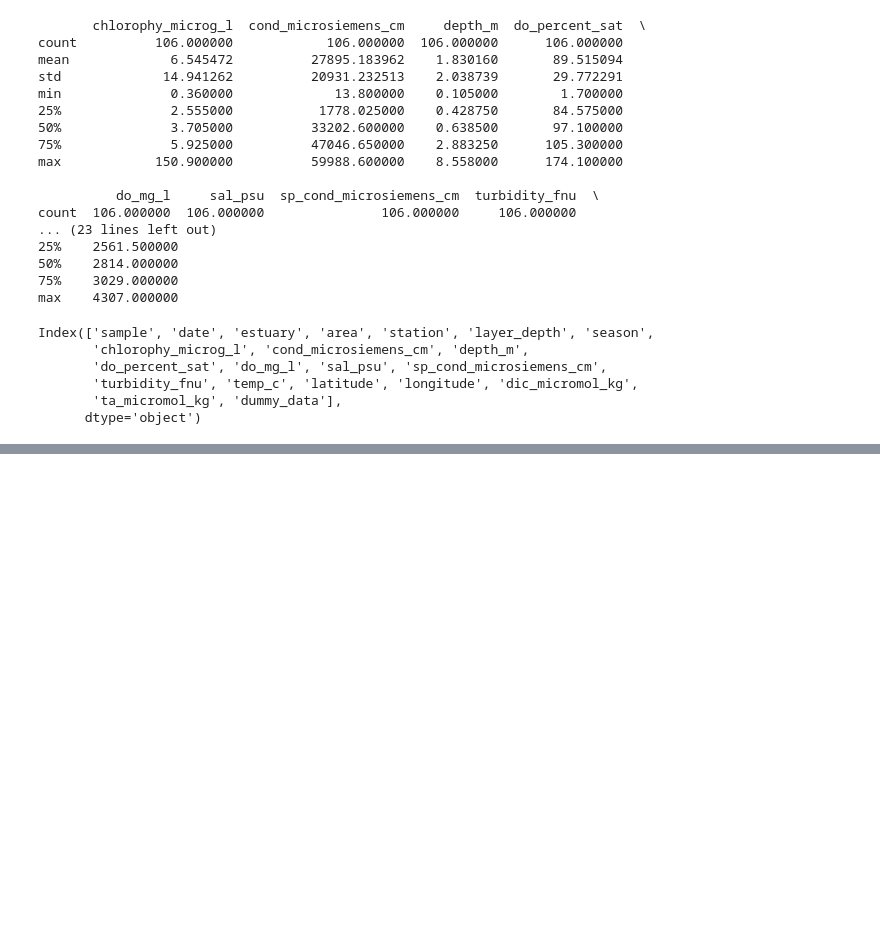
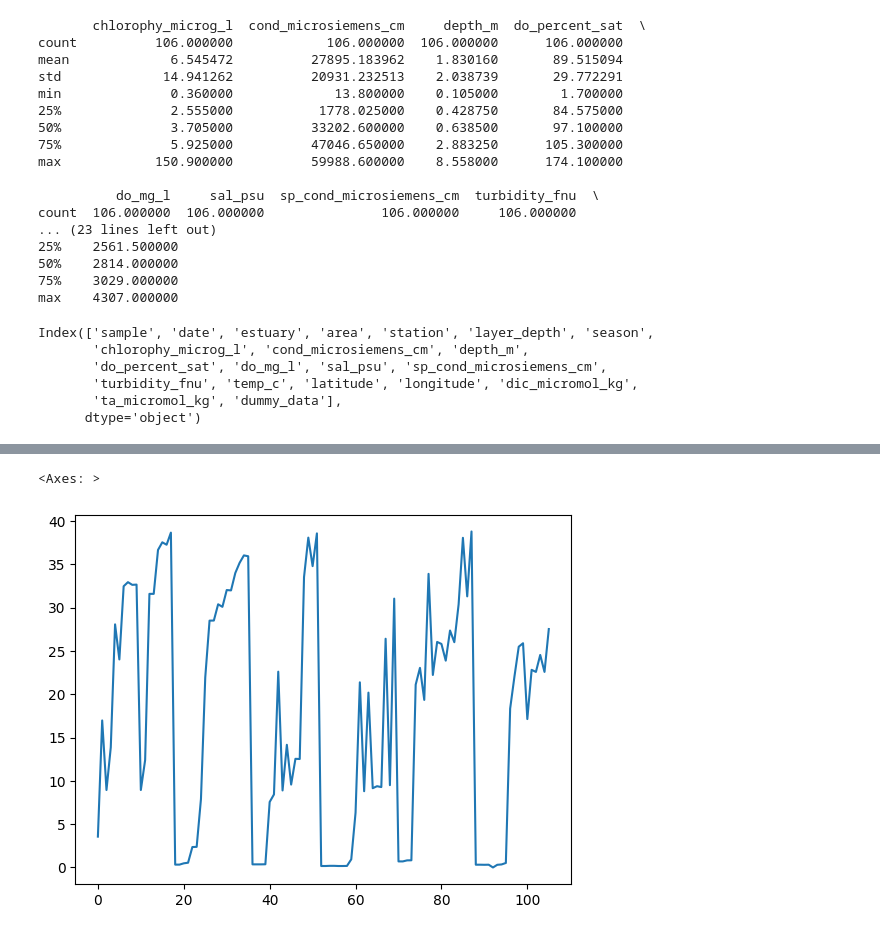
Before and after one commit to indirazavala/curso_python, a Jupyter notebook: WEEK_1/read_csv.ipynb, the cells around one changed output, grey strips where cells are left out. Drawn from its saved outputs; the diff is of its cells as text; code cells hidden in the pictures; blank space fills up the shorter version.

Commit message:
Edición archivo read_csv

```diff
--- a/WEEK_1/read_csv.ipynb
+++ b/WEEK_1/read_csv.ipynb
@@ -34,7 +23,7 @@ def read_csv_to_dataframe(file_path):
     df = pd.read_csv(file_path)
     return df
 # %%
-terminos_df = read_csv_to_dataframe("Terminos_lagoon_TA_DIC_2023_RawData.csv")
+terminos_df = read_csv_to_dataframe("E:\prueba\Terminos_lagoon_TA_DIC_2023_RawData.csv")
 # %%
 print(terminos_df.head(10))
 # %% [output]
@@ -106,0 +113,2 @@ Index(['sample', 'date', 'estuary', 'area', 'station', 'layer_depth', 'season',
+# %%
+dic = terminos_df['sal_psu']
@@ -106,0 +130,5 @@ Index(['sample', 'date', 'estuary', 'area', 'station', 'layer_depth', 'season',
+# %%
+dic.plot()
+# %% [output]
+<Axes: >
+[figure, added]
```
Also changed, not shown: parts of 19 cells of this notebook.
